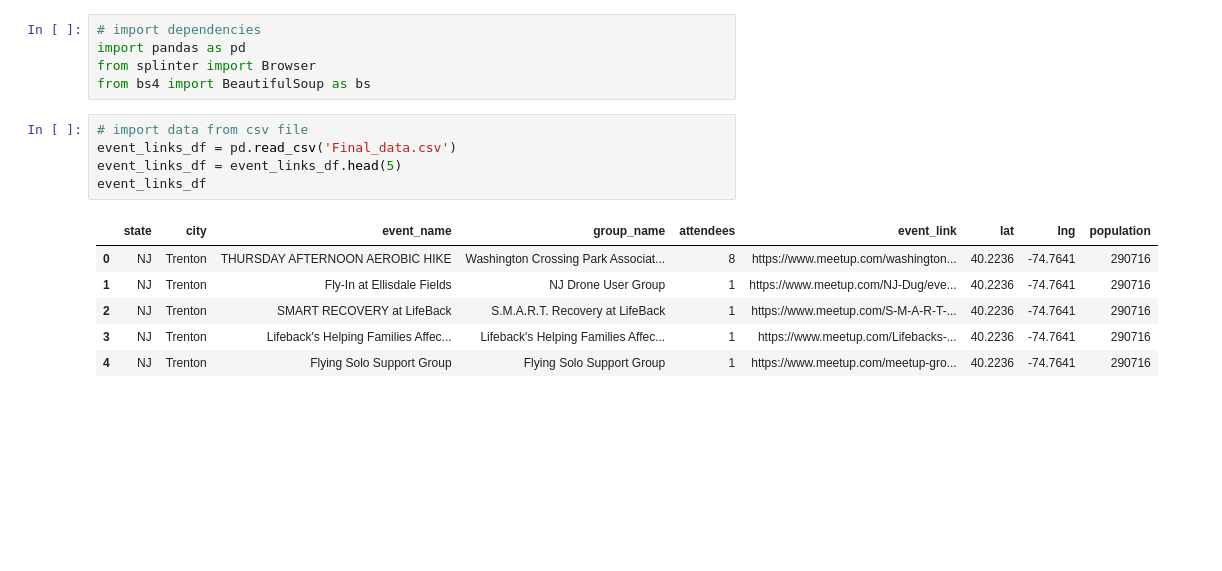
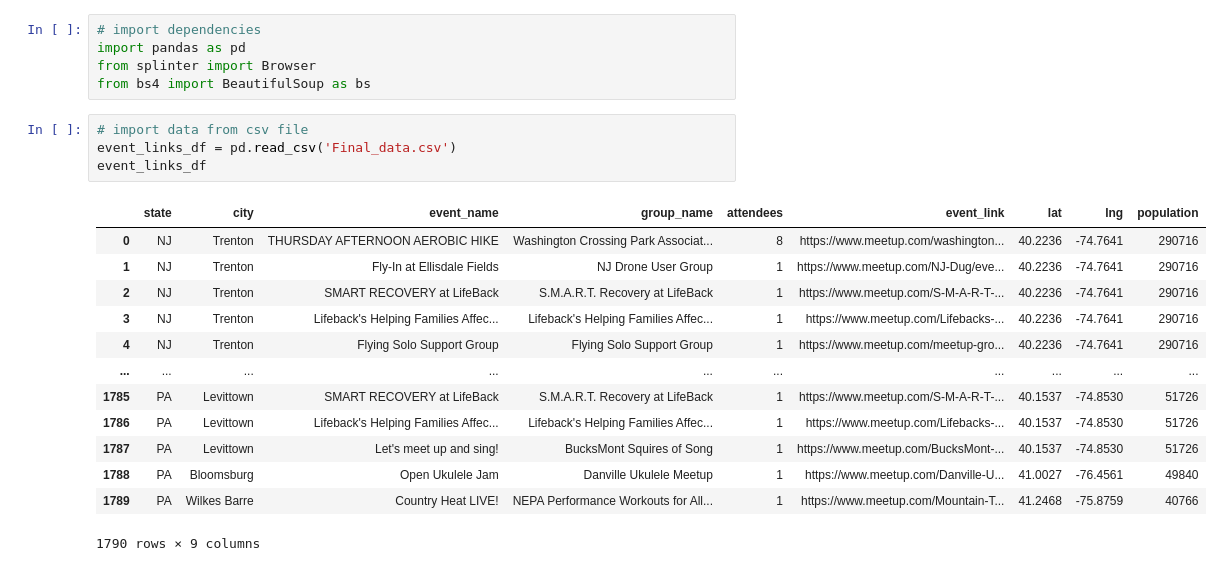
Before and after one commit to MersedehSP/Meetup_Project2, a Jupyter notebook: arts_scraped_data/scrape_event_locations.ipynb, the cells around one changed output. Cells and saved outputs as stored; diff of their text form; blank space fills up the shorter version.

```diff
--- a/arts_scraped_data/scrape_event_locations.ipynb
+++ b/arts_scraped_data/scrape_event_locations.ipynb
@@ -6,15 +6,21 @@ from bs4 import BeautifulSoup as bs
 # %%
 # import data from csv file
 event_links_df = pd.read_csv('Final_data.csv')
-event_links_df = event_links_df.head(5)
 event_links_df
 # %% [output]
 |  | state | city | event_name | group_name | attendees | event_link | lat | lng | population |
 | 0 | NJ | Trenton | THURSDAY AFTERNOON AEROBIC HIKE | Washington Crossing Park Associat... | 8 | https://www.meetup.com/washington... | 40.2236 | -74.7641 | 290716 |
 | 1 | NJ | Trenton | Fly-In at Ellisdale Fields | NJ Drone User Group | 1 | https://www.meetup.com/NJ-Dug/eve... | 40.2236 | -74.7641 | 290716 |
 | 2 | NJ | Trenton | SMART RECOVERY at LifeBack | S.M.A.R.T. Recovery at LifeBack | 1 | https://www.meetup.com/S-M-A-R-T-... | 40.2236 | -74.7641 | 290716 |
 | 3 | NJ | Trenton | Lifeback's Helping Families Affec... | Lifeback's Helping Families Affec... | 1 | https://www.meetup.com/Lifebacks-... | 40.2236 | -74.7641 | 290716 |
 | 4 | NJ | Trenton | Flying Solo Support Group | Flying Solo Support Group | 1 | https://www.meetup.com/meetup-gro... | 40.2236 | -74.7641 | 290716 |
+| ... | ... | ... | ... | ... | ... | ... | ... | ... | ... |
+| 1785 | PA | Levittown | SMART RECOVERY at LifeBack | S.M.A.R.T. Recovery at LifeBack | 1 | https://www.meetup.com/S-M-A-R-T-... | 40.1537 | -74.8530 | 51726 |
+| 1786 | PA | Levittown | Lifeback's Helping Families Affec... | Lifeback's Helping Families Affec... | 1 | https://www.meetup.com/Lifebacks-... | 40.1537 | -74.8530 | 51726 |
+| 1787 | PA | Levittown | Let's meet up and sing! | BucksMont Squires of Song | 1 | https://www.meetup.com/BucksMont-... | 40.1537 | -74.8530 | 51726 |
+| 1788 | PA | Bloomsburg | Open Ukulele Jam | Danville Ukulele Meetup | 1 | https://www.meetup.com/Danville-U... | 41.0027 | -76.4561 | 49840 |
+| 1789 | PA | Wilkes Barre | Country Heat LIVE! | NEPA Performance Workouts for All... | 1 | https://www.meetup.com/Mountain-T... | 41.2468 | -75.8759 | 40766 |
+1790 rows × 9 columns
 # %%
 event_links = list(event_links_df['event_link'])
 event_links
```
Also changed, not shown: parts of 6 cells of this notebook.
